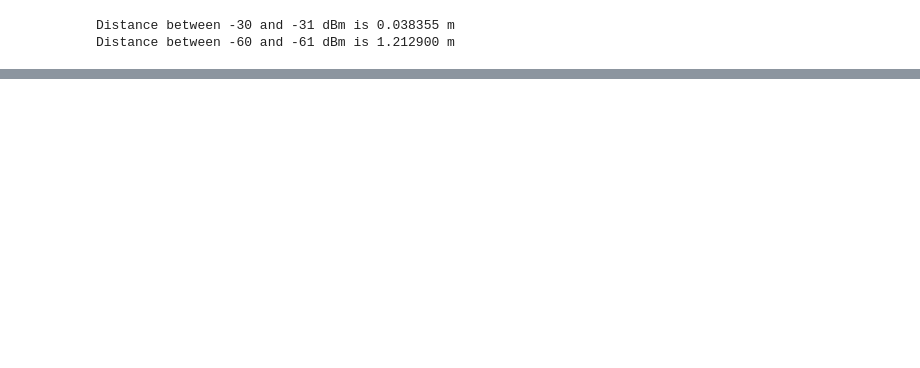
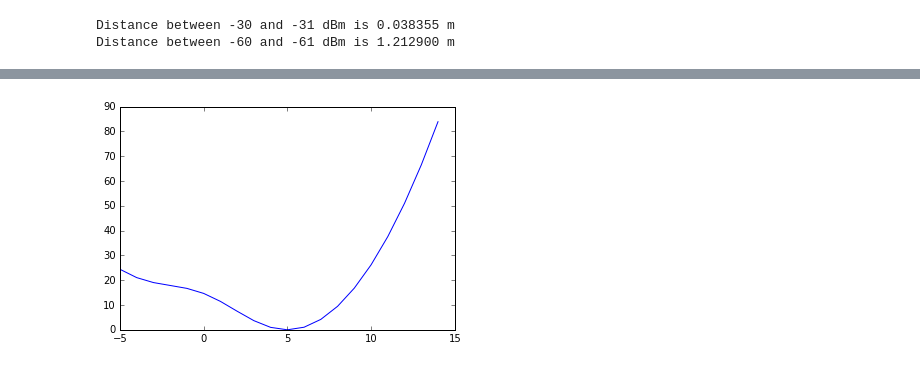
Before and after one commit to barisdemirdelen/bigdata, a Jupyter notebook: assignment.ipynb, the cells around one changed output, grey strips where cells are left out. Drawn from its saved outputs; the diff is of its cells as text; code cells hidden in the pictures; blank space fills up the shorter version.

```diff
--- a/assignment.ipynb
+++ b/assignment.ipynb
@@ -85,0 +137,19 @@ $\mathcal{X}^2 (x,y) \approx \\ \approx \sum_i \frac{(\frac{\partial P_r^i(x_0,y
+# %%
+routers = [(0, 0, 3), (0, 20, 3), (20, 0, 3), (20, 20, 3)]
+device_position = (5, 5, 1)
+Pt = 0
+
+chi_squareds = []
+for x in range(-5, 15):
+    estimated_position = [x, 5, 1]
+    total = 0
+    for router in routers:
+        Si = get_transmission_power_coords(Pt, router, device_position)
+        Pr = get_transmission_power_coords(Pt, router, estimated_position)
+        total += (Si - Pr) ** 2
+    chi_squareds.append(total)
+
+plt.plot(np.arange(-5, 15), chi_squareds)
+plt.show()
+# %% [output]
+[figure, added]
```
Also changed, not shown: parts of 47 cells of this notebook.
